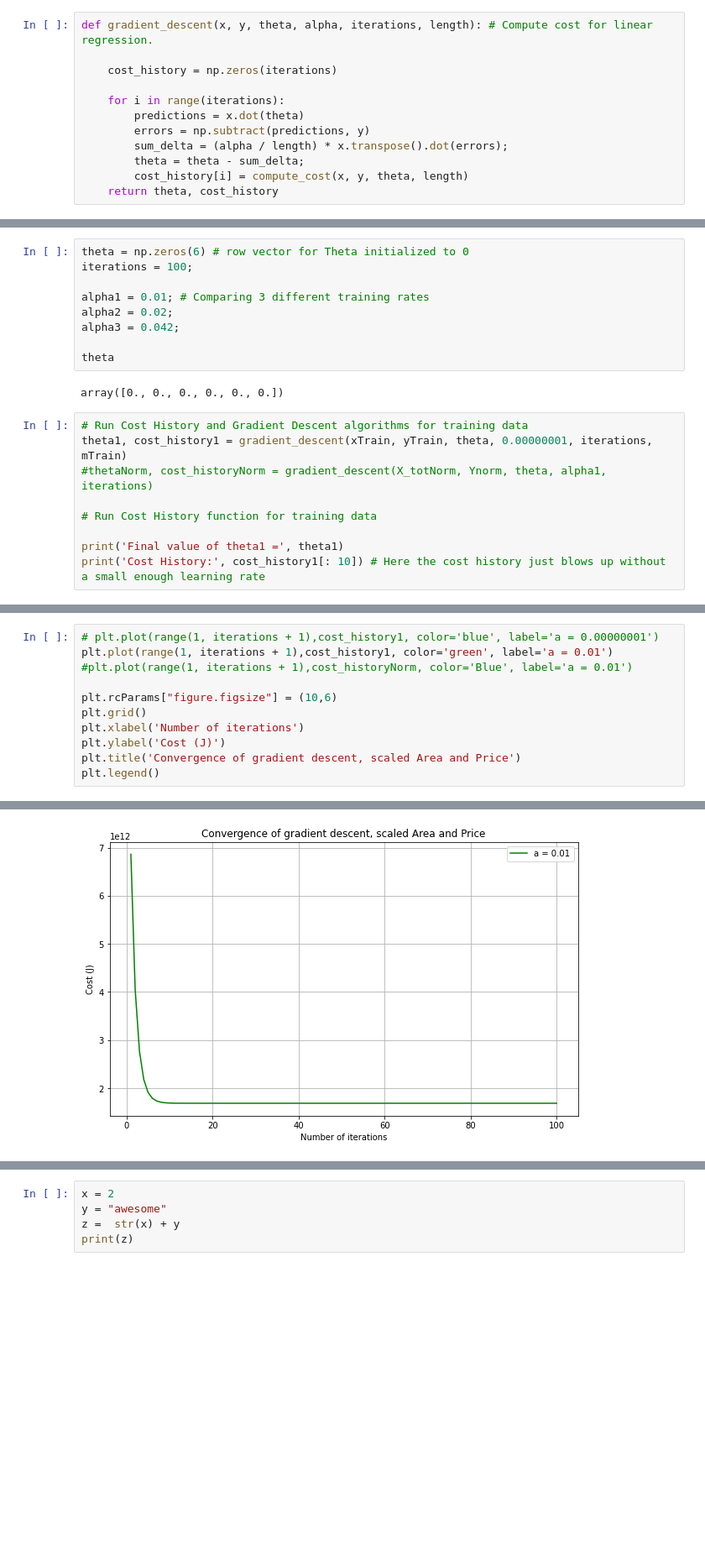
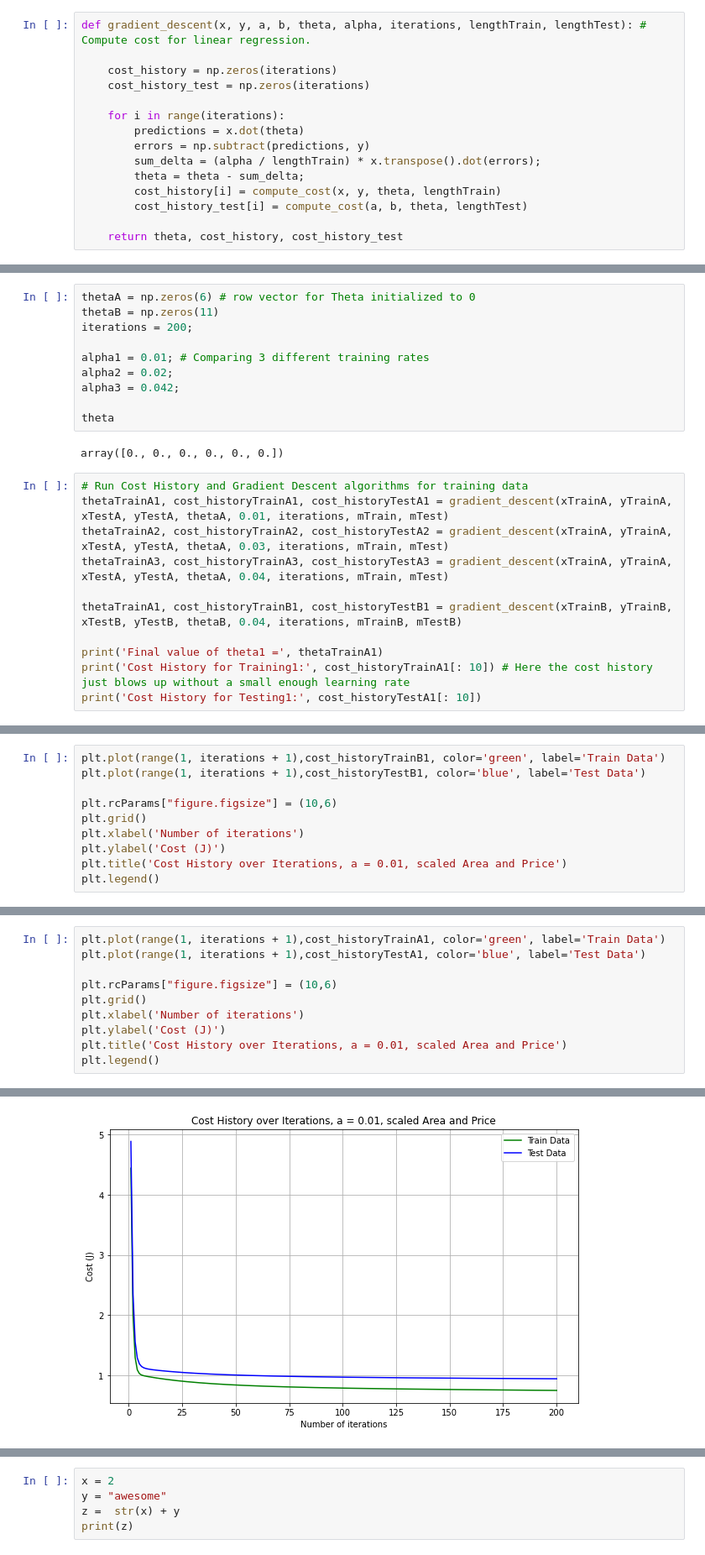
Before and after one commit to ccook93/ECGR-4105-Homeworks, a Jupyter notebook: HW1_Testing Code.ipynb, the cells around one changed output, grey strips where cells are left out. Shown at 84% size. Drawn from its saved outputs; the diff is of its cells as text; blank space fills up the shorter version.

```diff
--- a/HW1_Testing Code.ipynb
+++ b/HW1_Testing Code.ipynb
@@ -14,15 +14,18 @@ def compute_cost(x, y, theta, m): # Compute cost for linear regression.
     J = 1 / (2 * m) * np.sum(sqrErrors) # cost function, sum of squared errors
     return J
 # %%
-def gradient_descent(x, y, theta, alpha, iterations, length): # Compute cost for linear regression.
+def gradient_descent(x, y, a, b, theta, alpha, iterations, lengthTrain, lengthTest): # Compute cost for linear regression.
 
     cost_history = np.zeros(iterations)
+    cost_history_test = np.zeros(iterations)
 
     for i in range(iterations):
         predictions = x.dot(theta)
         errors = np.subtract(predictions, y)
-        sum_delta = (alpha / length) * x.transpose().dot(errors);
+        sum_delta = (alpha / lengthTrain) * x.transpose().dot(errors);
         theta = theta - sum_delta;
-        cost_history[i] = compute_cost(x, y, theta, length)
-    return theta, cost_history
+        cost_history[i] = compute_cost(x, y, theta, lengthTrain)
+        cost_history_test[i] = compute_cost(a, b, theta, lengthTest)
+
+    return theta, cost_history, cost_history_test
 # %%
@@ -106,6 +186,7 @@ ValueError: setting an array element with a sequence.
 # %%
-theta = np.zeros(6) # row vector for Theta initialized to 0
-iterations = 100;
+thetaA = np.zeros(6) # row vector for Theta initialized to 0
+thetaB = np.zeros(11)
+iterations = 200;
 
 alpha1 = 0.01; # Comparing 3 different training rates
 alpha2 = 0.02;
@@ -116,11 +197,13 @@ theta
 array([0., 0., 0., 0., 0., 0.])
 # %%
 # Run Cost History and Gradient Descent algorithms for training data
-theta1, cost_history1 = gradient_descent(xTrain, yTrain, theta, 0.00000001, iterations, mTrain)
-#thetaNorm, cost_historyNorm = gradient_descent(X_totNorm, Ynorm, theta, alpha1, iterations)
+thetaTrainA1, cost_historyTrainA1, cost_historyTestA1 = gradient_descent(xTrainA, yTrainA, xTestA, yTestA, thetaA, 0.01, iterations, mTrain, mTest)
+thetaTrainA2, cost_historyTrainA2, cost_historyTestA2 = gradient_descent(xTrainA, yTrainA, xTestA, yTestA, thetaA, 0.03, iterations, mTrain, mTest)
+thetaTrainA3, cost_historyTrainA3, cost_historyTestA3 = gradient_descent(xTrainA, yTrainA, xTestA, yTestA, thetaA, 0.04, iterations, mTrain, mTest)
 
-# Run Cost History function for training data
+thetaTrainA1, cost_historyTrainB1, cost_historyTestB1 = gradient_descent(xTrainB, yTrainB, xTestB, yTestB, thetaB, 0.04, iterations, mTrainB, mTestB)
 
-print('Final value of theta1 =', theta1)
-print('Cost History:', cost_history1[: 10]) # Here the cost history just blows up without a small enough learning rate
+print('Final value of theta1 =', thetaTrainA1)
+print('Cost History for Training1:', cost_historyTrainA1[: 10]) # Here the cost history just blows up without a small enough learning rate
+print('Cost History for Testing1:', cost_historyTestA1[: 10])
 # %% [output]
@@ -131,0 +216,10 @@ Cost History: [6.86350247e+12 4.05059696e+12 2.76595428e+12 2.17926310e+12
+# %%
+plt.plot(range(1, iterations + 1),cost_historyTrainB1, color='green', label='Train Data')
+plt.plot(range(1, iterations + 1),cost_historyTestB1, color='blue', label='Test Data')
+
+plt.rcParams["figure.figsize"] = (10,6)
+plt.grid()
+plt.xlabel('Number of iterations')
+plt.ylabel('Cost (J)')
+plt.title('Cost History over Iterations, a = 0.01, scaled Area and Price')
+plt.legend()
@@ -132,14 +229,13 @@ Cost History: [6.86350247e+12 4.05059696e+12 2.76595428e+12 2.17926310e+12
 # %%
-# plt.plot(range(1, iterations + 1),cost_history1, color='blue', label='a = 0.00000001')
-plt.plot(range(1, iterations + 1),cost_history1, color='green', label='a = 0.01')
-#plt.plot(range(1, iterations + 1),cost_historyNorm, color='Blue', label='a = 0.01')
+plt.plot(range(1, iterations + 1),cost_historyTrainA1, color='green', label='Train Data')
+plt.plot(range(1, iterations + 1),cost_historyTestA1, color='blue', label='Test Data')
 
 plt.rcParams["figure.figsize"] = (10,6)
 plt.grid()
 plt.xlabel('Number of iterations')
 plt.ylabel('Cost (J)')
-plt.title('Convergence of gradient descent, scaled Area and Price')
+plt.title('Cost History over Iterations, a = 0.01, scaled Area and Price')
 plt.legend()
 # %% [output]
 <matplotlib.legend.Legend at 0x...>
-[figure, old version]
+[figure, new version]
```
Also changed, not shown: parts of 10 cells of this notebook.
